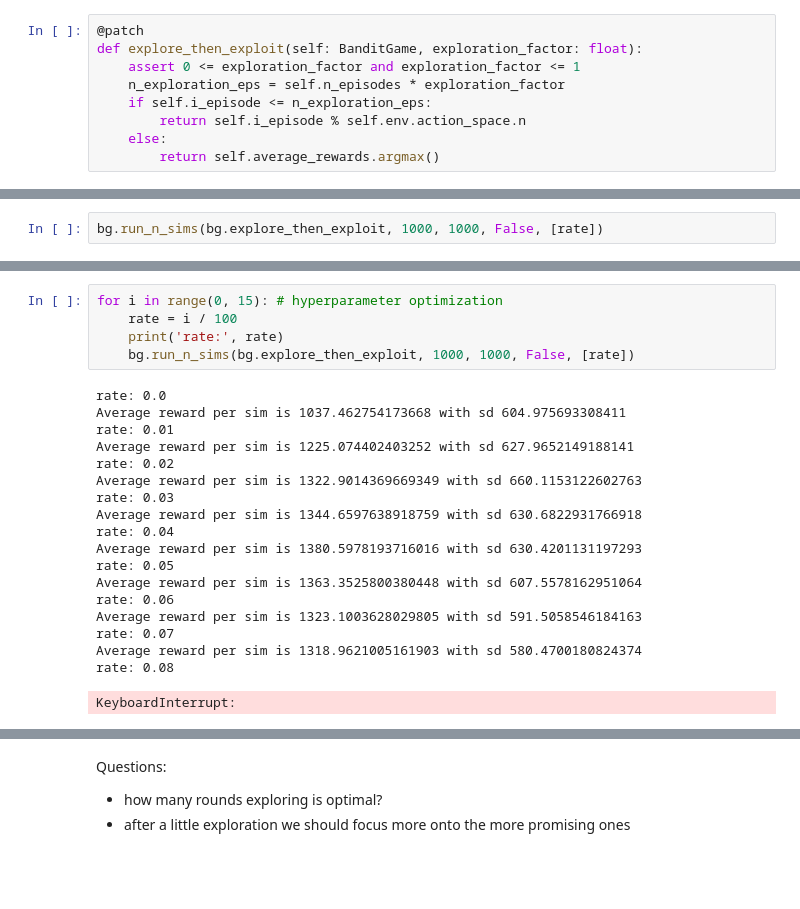
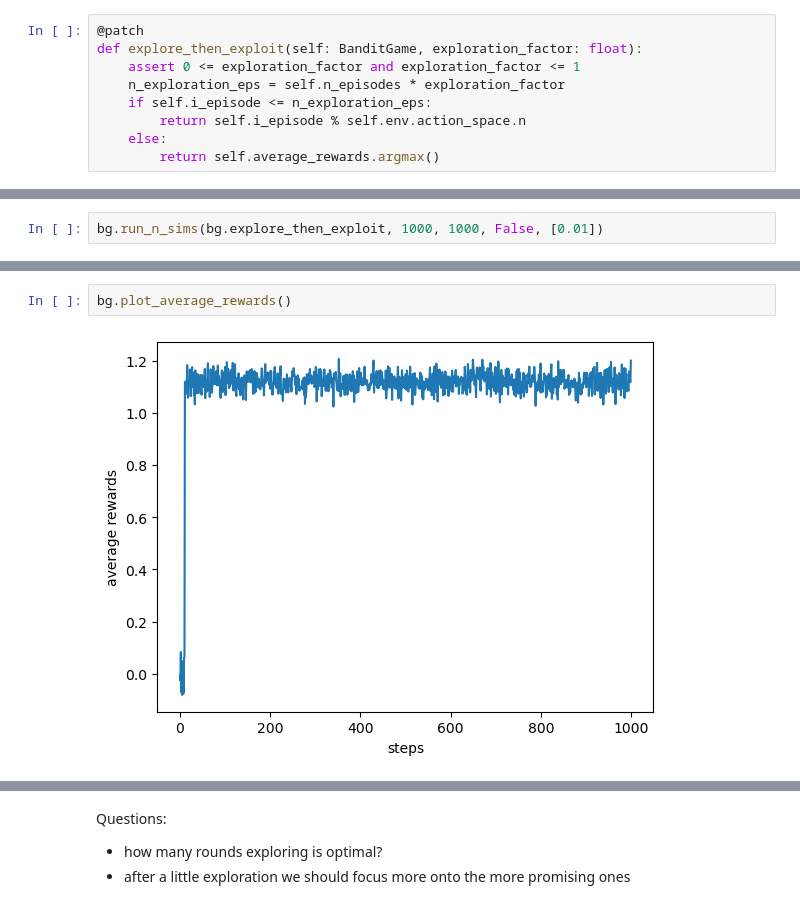
Before and after one commit to jjakubassa/RL_fss2023, a Jupyter notebook: exercise01/multi bandit.ipynb, the cells around one changed output, grey strips where cells are left out. Cells and saved outputs as stored; diff of their text form; blank space fills up the shorter version.

```diff
--- a/exercise01/multi bandit.ipynb
+++ b/exercise01/multi bandit.ipynb
@@ -85,3 +114,3 @@ bg.run_n_episodes(bg.explore_then_exploit, 1000, False, [0.1])
 # %%
-bg.run_n_sims(bg.explore_then_exploit, 1000, 1000, False, [rate])
+bg.run_n_sims(bg.explore_then_exploit, 1000, 1000, False, [0.01])
 # %% [output]
@@ -89,24 +131,4 @@ Average reward per sim is 1012.0732466514124 with sd 583.3513174223067
-# %%
-for i in range(0, 15): # hyperparameter optimization
-    rate = i / 100
-    print('rate:', rate)
-    bg.run_n_sims(bg.explore_then_exploit, 1000, 1000, False, [rate])
-# %% [output]
-rate: 0.0
-Average reward per sim is 1037.462754173668 with sd 604.975693308411
-rate: 0.01
-Average reward per sim is 1225.074402403252 with sd 627.9652149188141
-rate: 0.02
-Average reward per sim is 1322.9014369669349 with sd 660.1153122602763
-rate: 0.03
-Average reward per sim is 1344.6597638918759 with sd 630.6822931766918
-rate: 0.04
-Average reward per sim is 1380.5978193716016 with sd 630.4201131197293
-rate: 0.05
-Average reward per sim is 1363.3525800380448 with sd 607.5578162951064
-rate: 0.06
-Average reward per sim is 1323.1003628029805 with sd 591.5058546184163
-rate: 0.07
-Average reward per sim is 1318.9621005161903 with sd 580.4700180824374
-rate: 0.08
-KeyboardInterrupt:
+# %%
+bg.plot_average_rewards()
+# %% [output]
+[figure, added]
```
Also changed, not shown: parts of 19 cells of this notebook, 3 other files.
